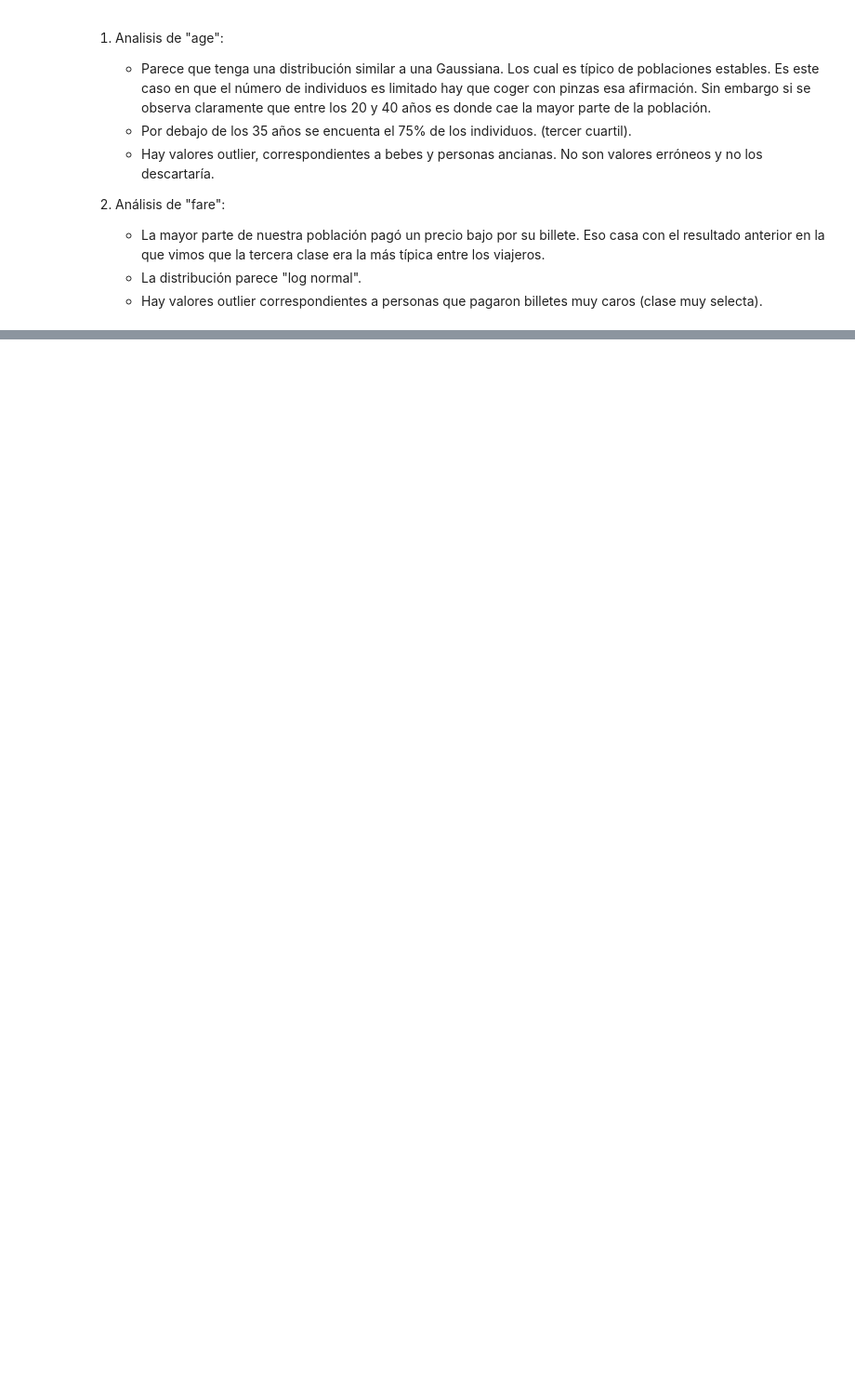
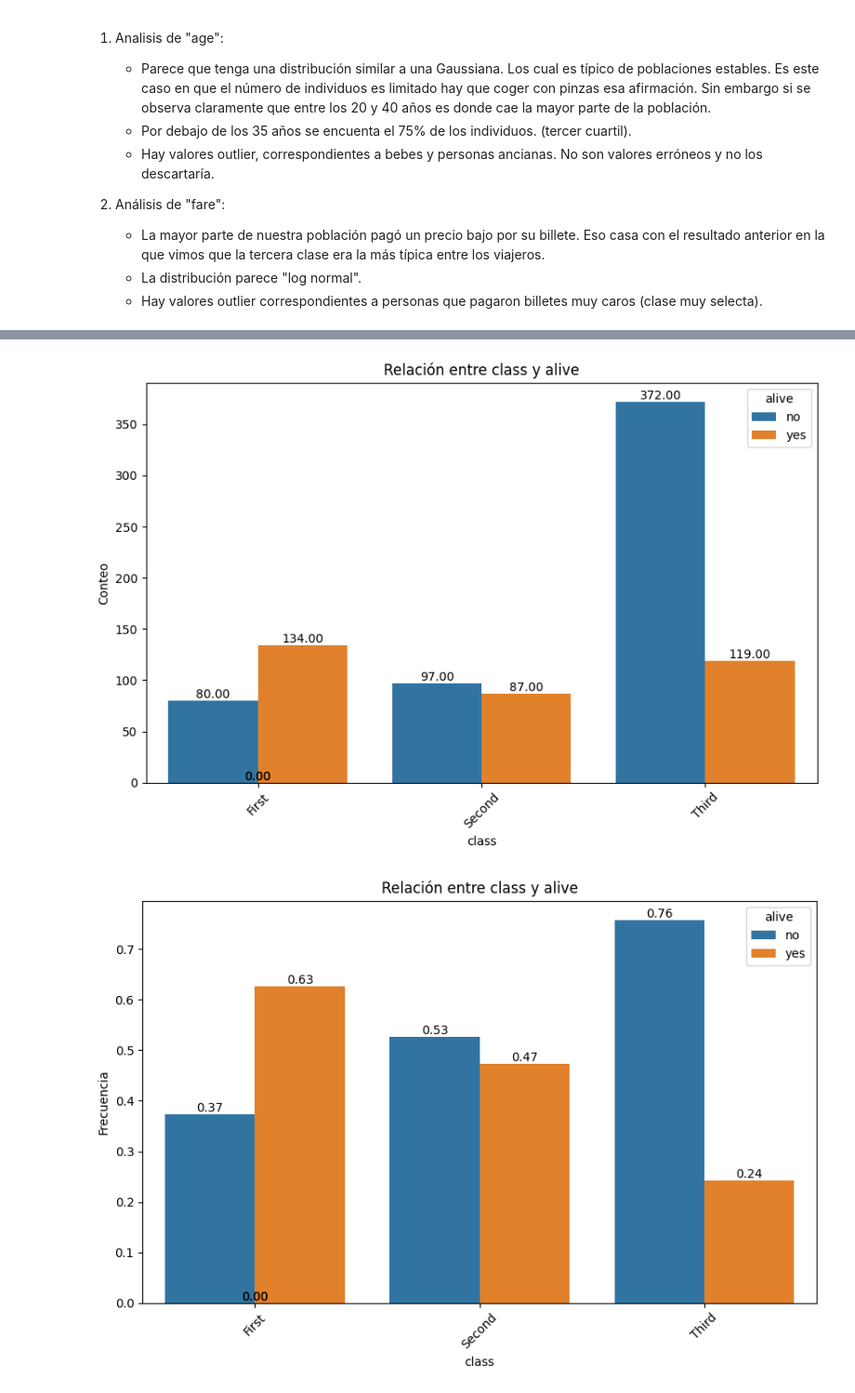
Before and after one commit to elecomexp/ONLINE_DS_THEBRIDGE_2024, a Jupyter notebook: 03_Analisis_Datos/S08_Visualización_Presentacion/U02_Presentaciones_Avanzadas/Practica_Obligatoria/18_Practica_Obligatoria_Titanic.ipynb, the cells around one changed output, grey strips where cells are left out. Shown at 93% size. Cells and saved outputs as stored; diff of their text form; code cells hidden in the pictures; blank space fills up the shorter version.

```diff
--- a/03_Analisis_Datos/S08_Visualización_Presentacion/U02_Presentaciones_Avanzadas/Practica_Obligatoria/18_Practica_Obligatoria_Titanic.ipynb
+++ b/03_Analisis_Datos/S08_Visualización_Presentacion/U02_Presentaciones_Avanzadas/Practica_Obligatoria/18_Practica_Obligatoria_Titanic.ipynb
@@ -296,0 +443,7 @@ viz.plot_multiple_histograms_KDEs_boxplots(titanic_mod, col_numericas)
+# %%
+# Repito algunas gráficas para las últimas conclusiones
+viz.plot_categorical_relationship_fin(titanic_mod, 'class', 'alive')
+viz.plot_categorical_relationship_fin(titanic_mod, 'class', 'alive', relative_freq=True)
+# %% [output]
+[figure, added]
+[figure, added]
```
Also changed, not shown: parts of 13 cells of this notebook.
